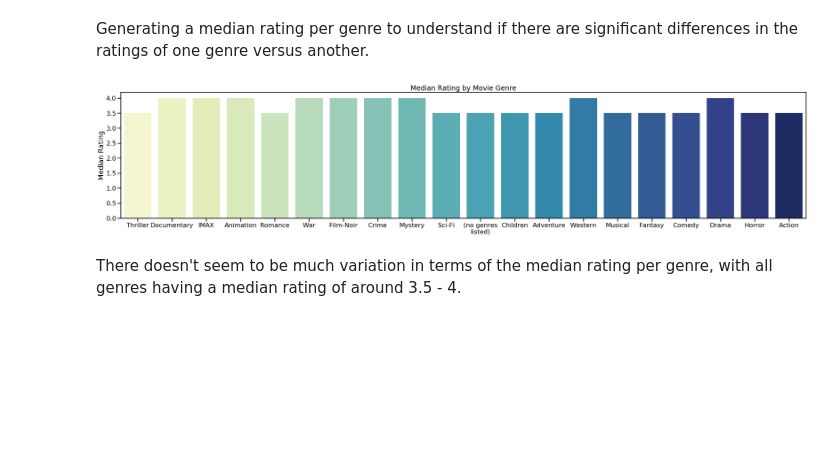
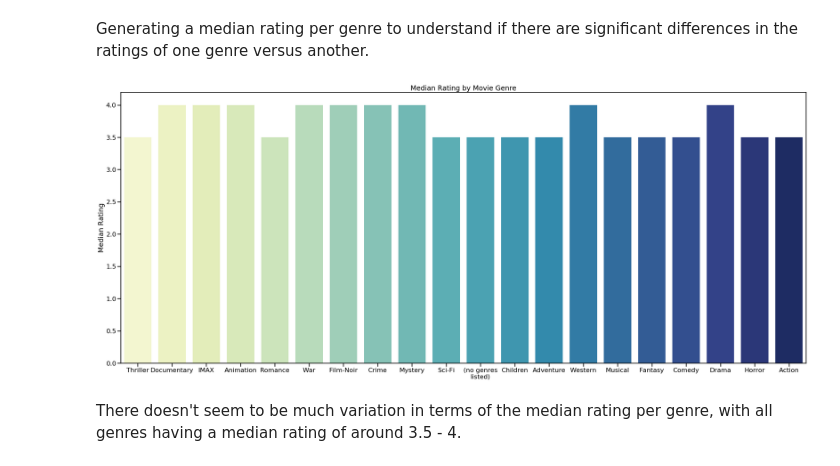
Before and after one commit to swzoeller/Movie-Recommendation-System, a Jupyter notebook: Cleaning-EDA-Modeling.ipynb, the cells around one changed output. Cells and saved outputs as stored; diff of their text form; code cells hidden in the pictures; blank space fills up the shorter version.

```diff
--- a/Cleaning-EDA-Modeling.ipynb
+++ b/Cleaning-EDA-Modeling.ipynb
@@ -274,15 +274,15 @@ palette = "YlGnBu"
 sns.set_context("poster")
 # %%
 fig, ax = plt.subplots()
-fig.set_size_inches(35, 8)
+fig.set_size_inches(35, 15)
 rating_plot = sns.barplot(x = list(median_rating_genre.keys()), y = list(median_rating_genre.values()), palette = palette, ax=ax)
 rating_plot.set_title("Median Rating by Movie Genre")
 rating_plot.set_ylabel("Median Rating")
 rating_plot.set_xticklabels([textwrap.fill(e, 11) for e in list(median_rating_genre.keys())])
 plt.tight_layout()
 plt.show()
 # %% [output]
-[figure, old version]
+[figure, new version]
 # %% [markdown]
 There doesn't seem to be much variation in terms of the median rating per genre, with all genres having a median rating of around 3.5 - 4.
 # %%
```
Also changed, not shown: parts of 19 cells of this notebook.
